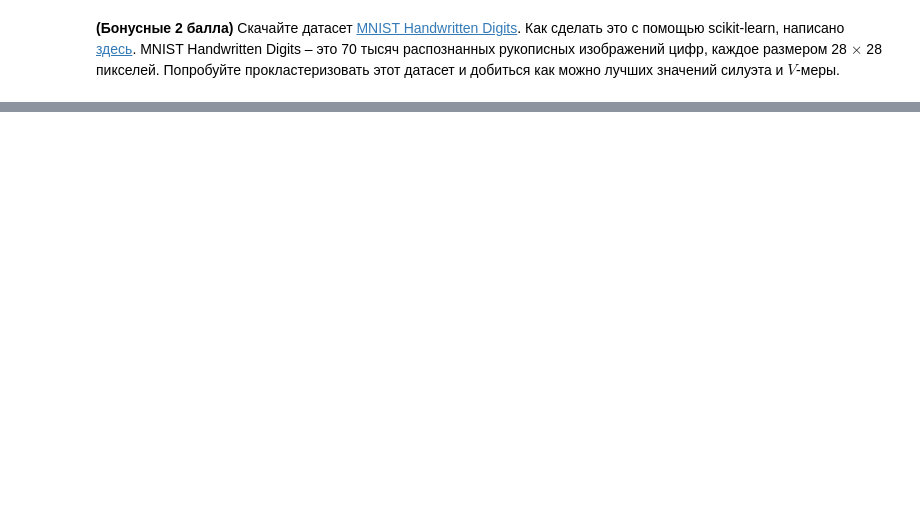
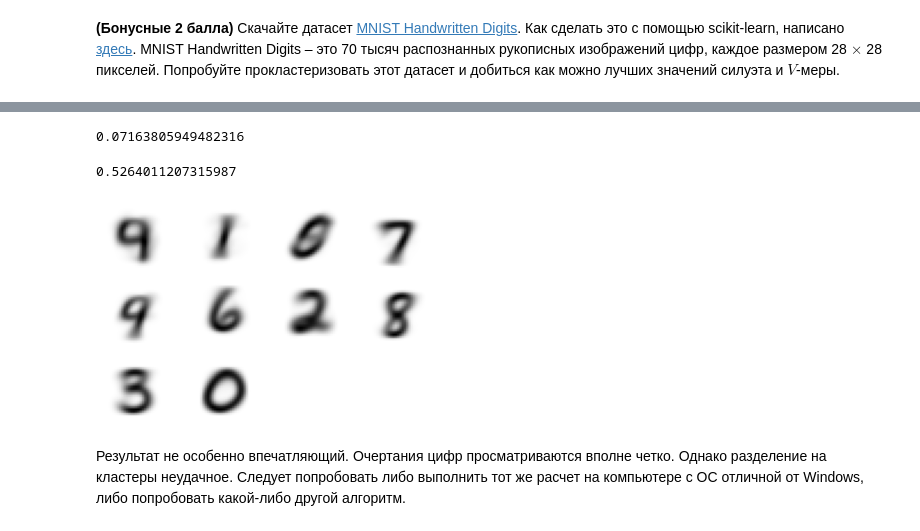
Before and after one commit to ngalkov/ml_intro2, a Jupyter notebook: clustering_solution.ipynb, the cells around one changed output, grey strips where cells are left out. Saved outputs shown, nothing was run; the diff lists cells and outputs as text; code cells hidden in the pictures; blank space fills up the shorter version.

```diff
--- a/clustering_solution.ipynb
+++ b/clustering_solution.ipynb
@@ -368,4 +447,5 @@ V-measure:
 **(Бонусные 2 балла)** Скачайте датасет [MNIST Handwritten Digits](http://yann.lecun.com/exdb/mnist). Как сделать это с помощью scikit-learn, написано [здесь](http://scikit-learn.org/stable/datasets/index.html#downloading-datasets-from-the-mldata-org-repository). MNIST Handwritten Digits – это 70 тысяч распознанных рукописных изображений цифр, каждое размером 28 $\times$ 28 пикселей. Попробуйте прокластеризовать этот датасет и добиться как можно лучших значений силуэта и $V$-меры.
 # %%
 from sklearn.datasets import fetch_openml
-X, y = fetch_openml('mnist_784', version=1, return_X_y=True)
+X_mnist, y_mnist = fetch_openml('mnist_784', version=1, return_X_y=True)
+X_mnist.shape
@@ -380,0 +454,2 @@ round(200 * max(leaderboard_private_score - 0.253,0)) / 2
+# %%
+n_clusters = 10
@@ -380,0 +473,22 @@ round(200 * max(leaderboard_private_score - 0.253,0)) / 2
+# %%
+mb_kmeans = MiniBatchKMeans(n_clusters=n_clusters, batch_size = 2048, random_state=SEED)
+lbls = mb_kmeans.fit_predict(X_mnist)
+# %%
+silhouette_score(X_mnist, lbls)
+# %% [output]
+0.07163805949482316
+# %%
+v_measure_score(y_mnist, lbls)
+# %% [output]
+0.5264011207315987
+# %%
+for i in range(10):
+    cluster_centers = X_mnist.values[lbls == i].mean(axis=0)
+    plt.subplot(n_rows, n_cols, i + 1)
+    plt.gray()
+    plt.axis('off')
+    plt.imshow(256 - cluster_centers.reshape(28, -1))
+# %% [output]
+[figure, added]
+# %% [markdown]
+Результат не особенно впечатляющий. Очертания цифр просматриваются вполне четко. Однако разделение на кластеры неудачное. Следует попробовать либо выполнить тот же расчет на компьютере с ОС отличной от Windows, либо попробовать какой-либо другой алгоритм.
```
Also changed, not shown: parts of 23 cells of this notebook.
